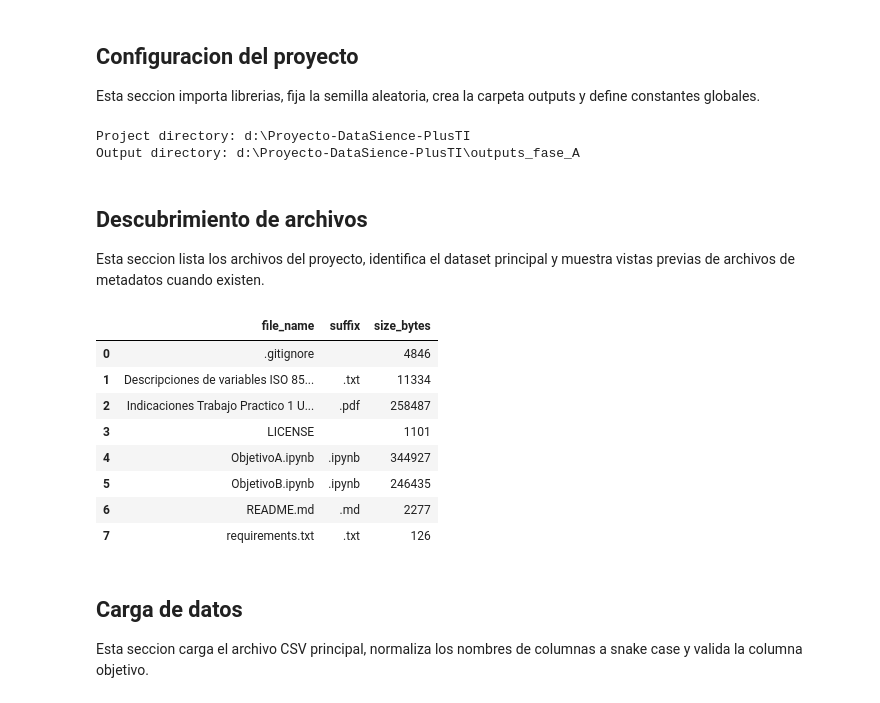
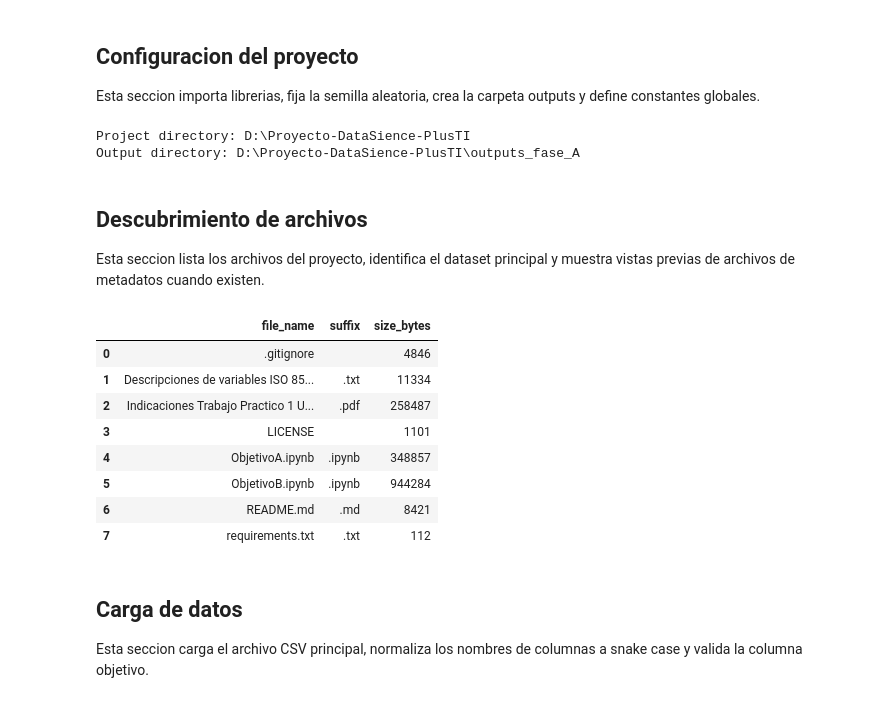
Before and after one commit to mar22266/Proyecto-DataSience-PlusTI, a Jupyter notebook: ObjetivoA.ipynb, the cells around one changed output. Cells and saved outputs as stored; diff of their text form; code cells hidden in the pictures.

```diff
--- a/ObjetivoA.ipynb
+++ b/ObjetivoA.ipynb
@@ -43,7 +43,6 @@ CUSTOM_METRICS_DIR = OUTPUT_DIR / "05_custom_metrics"
 TUNING_DIR = OUTPUT_DIR / "06_tuning"
 FINAL_MODEL_DIR = OUTPUT_DIR / "07_final_model"
 PLOTS_DIR = OUTPUT_DIR / "08_plots"
-OUTPUT_INDEX_PATH = OUTPUT_DIR / "output_index.csv"
 
 OUTPUT_SUBDIRS = {
     "data_checks": DATA_CHECKS_DIR,
@@ -84,8 +83,8 @@ warnings.filterwarnings("ignore")
 print(f"Project directory: {PROJECT_DIR}")
 print(f"Output directory: {OUTPUT_DIR}")
 # %% [output]
-Project directory: d:\Proyecto-DataSience-PlusTI
-Output directory: d:\Proyecto-DataSience-PlusTI\outputs_fase_A
+Project directory: D:\Proyecto-DataSience-PlusTI
+Output directory: D:\Proyecto-DataSience-PlusTI\outputs_fase_A
 # %% [markdown]
 ## Descubrimiento de archivos
 
@@ -105,22 +104,6 @@ def get_file_inventory(project_dir):
             )
     return pd.DataFrame(rows)
 
-
-# Lee texto y lo convierte a ascii
-def read_text_as_ascii(path, max_chars=5000):
-    raw_bytes = path.read_bytes()
-    for encoding_name in ["utf-8", "cp1252", "latin1"]:
-        try:
-            text = raw_bytes.decode(encoding_name)
-            break
-        except UnicodeDecodeError:
-            text = ""
-    if not text:
-        text = raw_bytes.decode("latin1", errors="ignore")
-    clean_text = text.encode("ascii", errors="ignore").decode("ascii")
-    return clean_text[:max_chars]
-
-
 # Muestra una vista previa de archivos tabulares
 def preview_tabular_file(path, max_rows=5):
     try:
@@ -132,45 +115,37 @@ def preview_tabular_file(path, max_rows=5):
             return pd.read_excel(path, nrows=max_rows).to_string()
     except Exception as error:
         return f"Could not preview tabular file: {error}"
     return ""
-
-# Muestra una vista previa de metadata
-def preview_metadata_file(path):
-    suffix = path.suffix.lower()
-    if suffix in [".csv", ".xlsx", ".xls"]:
-        return preview_tabular_file(path)
-    return ""
-
 
 file_inventory = get_file_inventory(PROJECT_DIR)
 display(file_inventory)
 
 metadata_suffixes = { ".csv", ".xlsx", ".xls"}
 
 
 # Detecta archivos de transacciones
 def is_likely_transaction_dataset(file_name):
     lower_name = file_name.lower()
     return lower_name.endswith(".csv") and "seed" in lower_name and "n100000" in lower_name
 
 
 metadata_files = [
     PROJECT_DIR / file_name
     for file_name in file_inventory["file_name"].tolist()
     if (PROJECT_DIR / file_name).suffix.lower() in metadata_suffixes
     and "01_bo_vip_seed22_n100000" not in file_name
     and not is_likely_transaction_dataset(file_name)
 ]
 # %% [output]
 |  | file_name | suffix | size_bytes |
 | 0 | .gitignore |  | 4846 |
 | 1 | Descripciones de variables ISO 85... | .txt | 11334 |
 | 2 | Indicaciones Trabajo Practico 1 U... | .pdf | 258487 |
 | 3 | LICENSE |  | 1101 |
-| 4 | ObjetivoA.ipynb | .ipynb | 344927 |
-| 5 | ObjetivoB.ipynb | .ipynb | 246435 |
-| 6 | README.md | .md | 2277 |
-| 7 | requirements.txt | .txt | 126 |
+| 4 | ObjetivoA.ipynb | .ipynb | 348857 |
+| 5 | ObjetivoB.ipynb | .ipynb | 944284 |
+| 6 | README.md | .md | 8421 |
+| 7 | requirements.txt | .txt | 112 |
 # %% [markdown]
 ## Carga de datos
 
```
Also changed, not shown: parts of 6 cells of this notebook, 25 other files.
